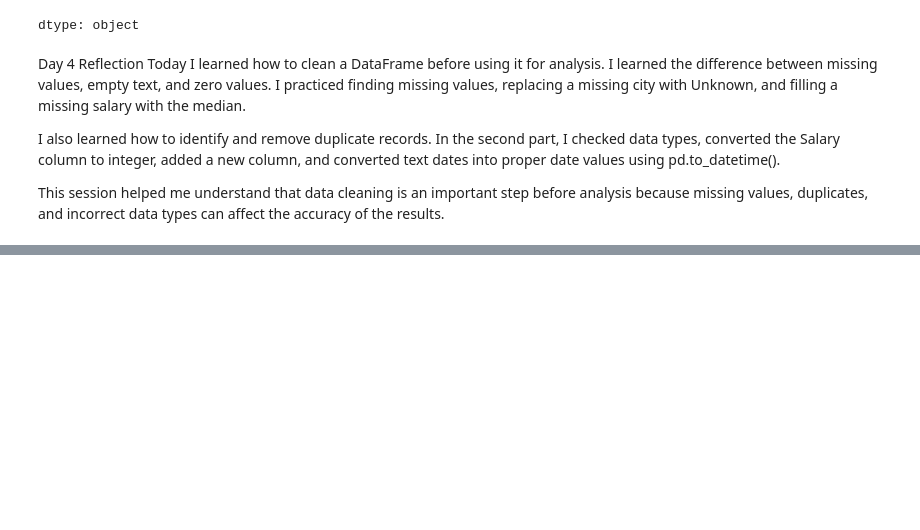
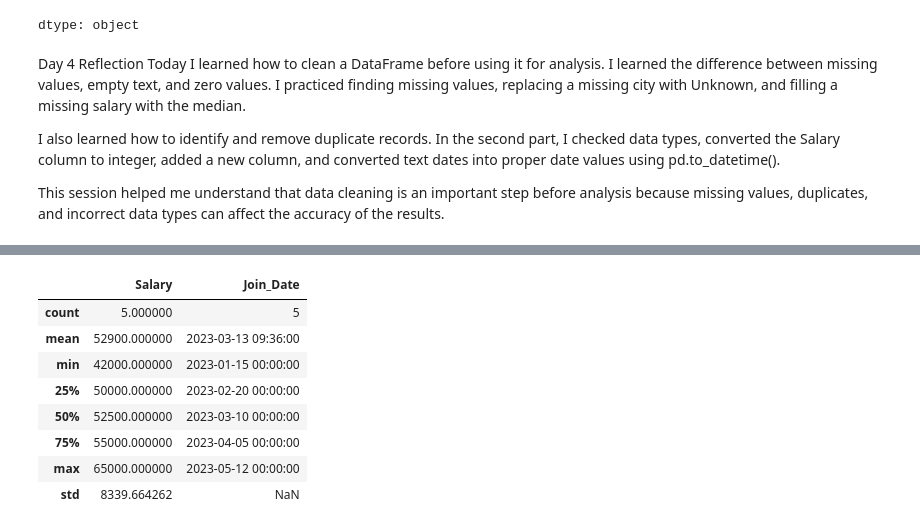
Before and after one commit to Jitenderda/data-analytics-career-accelerator-program, a Jupyter notebook: 01_python_pandas/exercises/Week_1_Python_Data_Analysis.ipynb, the cells around one changed output, grey strips where cells are left out. Saved outputs shown, nothing was run; the diff lists cells and outputs as text; code cells hidden in the pictures; blank space fills up the shorter version.

```diff
--- a/01_python_pandas/exercises/Week_1_Python_Data_Analysis.ipynb
+++ b/01_python_pandas/exercises/Week_1_Python_Data_Analysis.ipynb
@@ -414,0 +446,3 @@ This session helped me understand that data cleaning is an important step before
+# %%
+df4_clean = df4_clean.copy()
+df4_clean["Salary"] = df4_clean["Salary"].astype(int64)
@@ -414,0 +459,12 @@ This session helped me understand that data cleaning is an important step before
+# %%
+df4_clean.describe()
+# %% [output]
+|  | Salary | Join_Date |
+| count | 5.000000 | 5 |
+| mean | 52900.000000 | 2023-03-13 09:36:00 |
+| min | 42000.000000 | 2023-01-15 00:00:00 |
+| 25% | 50000.000000 | 2023-02-20 00:00:00 |
+| 50% | 52500.000000 | 2023-03-10 00:00:00 |
+| 75% | 55000.000000 | 2023-04-05 00:00:00 |
+| max | 65000.000000 | 2023-05-12 00:00:00 |
+| std | 8339.664262 | NaN |
```
Also changed, not shown: parts of 18 cells of this notebook.
